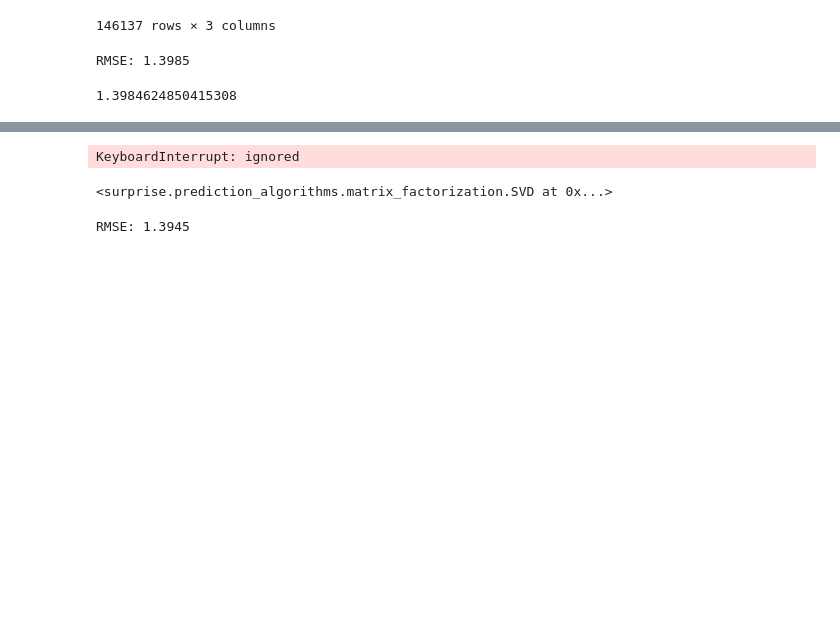
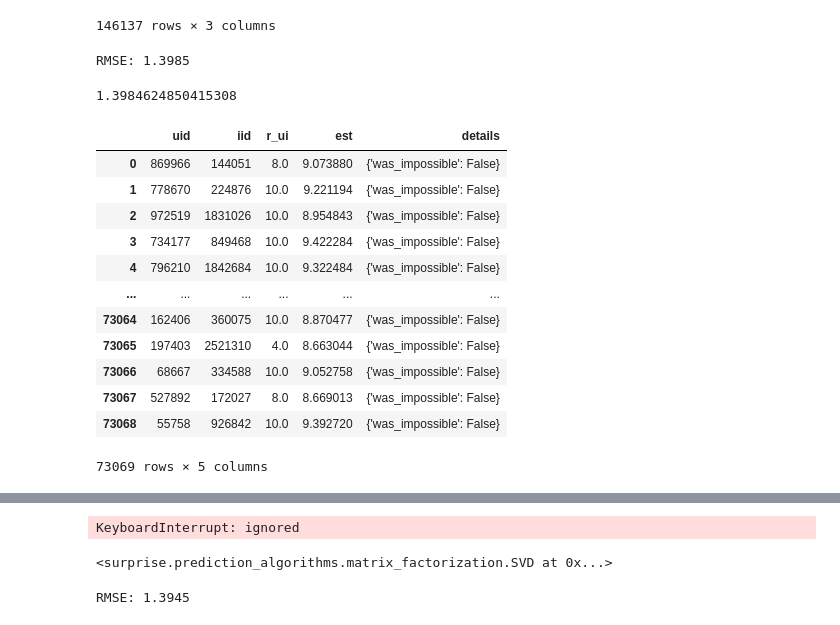
Before and after one commit to lschafrik/Recommend_the_Runway, a Jupyter notebook: c3_cos-sim_rating.ipynb, the cells around one changed output, grey strips where cells are left out. Drawn from its saved outputs; the diff is of its cells as text; code cells hidden in the pictures; blank space fills up the shorter version.

```diff
--- a/c3_cos-sim_rating.ipynb
+++ b/c3_cos-sim_rating.ipynb
@@ -110,3 +110,19 @@ accuracy.rmse(predictions)
 # %% [output]
 RMSE: 1.3985
 1.3984624850415308
+# %%
+pd.DataFrame(predictions)
+# %% [output]
+|  | uid | iid | r_ui | est | details |
+| 0 | 869966 | 144051 | 8.0 | 9.073880 | {'was_impossible': False} |
+| 1 | 778670 | 224876 | 10.0 | 9.221194 | {'was_impossible': False} |
+| 2 | 972519 | 1831026 | 10.0 | 8.954843 | {'was_impossible': False} |
+| 3 | 734177 | 849468 | 10.0 | 9.422284 | {'was_impossible': False} |
+| 4 | 796210 | 1842684 | 10.0 | 9.322484 | {'was_impossible': False} |
+| ... | ... | ... | ... | ... | ... |
+| 73064 | 162406 | 360075 | 10.0 | 8.870477 | {'was_impossible': False} |
+| 73065 | 197403 | 2521310 | 4.0 | 8.663044 | {'was_impossible': False} |
+| 73066 | 68667 | 334588 | 10.0 | 9.052758 | {'was_impossible': False} |
+| 73067 | 527892 | 172027 | 8.0 | 8.669013 | {'was_impossible': False} |
+| 73068 | 55758 | 926842 | 10.0 | 9.392720 | {'was_impossible': False} |
+73069 rows × 5 columns
```
Also changed, not shown: parts of 17 cells of this notebook, 2 other files.
